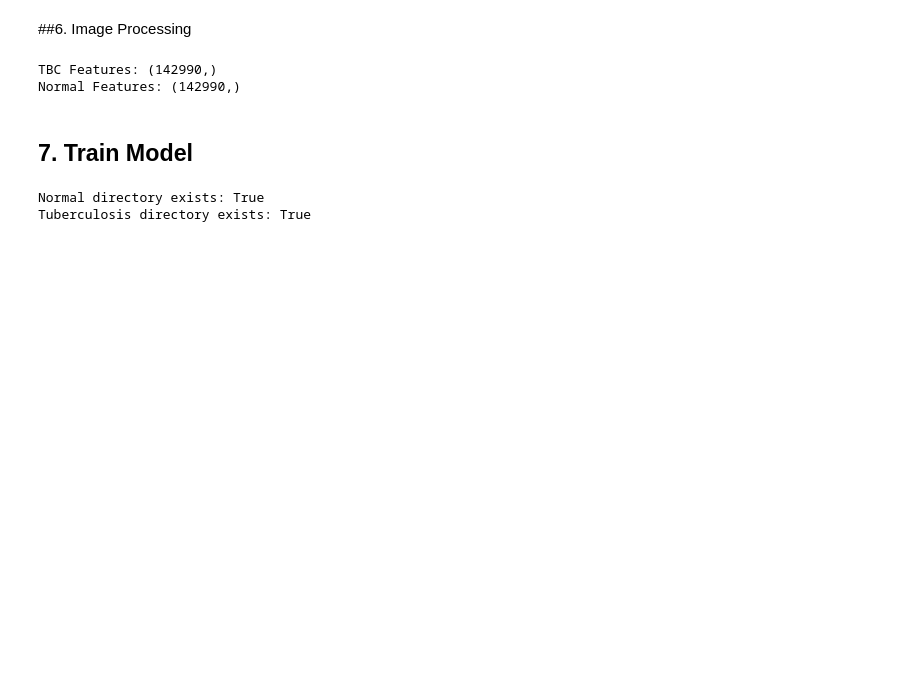
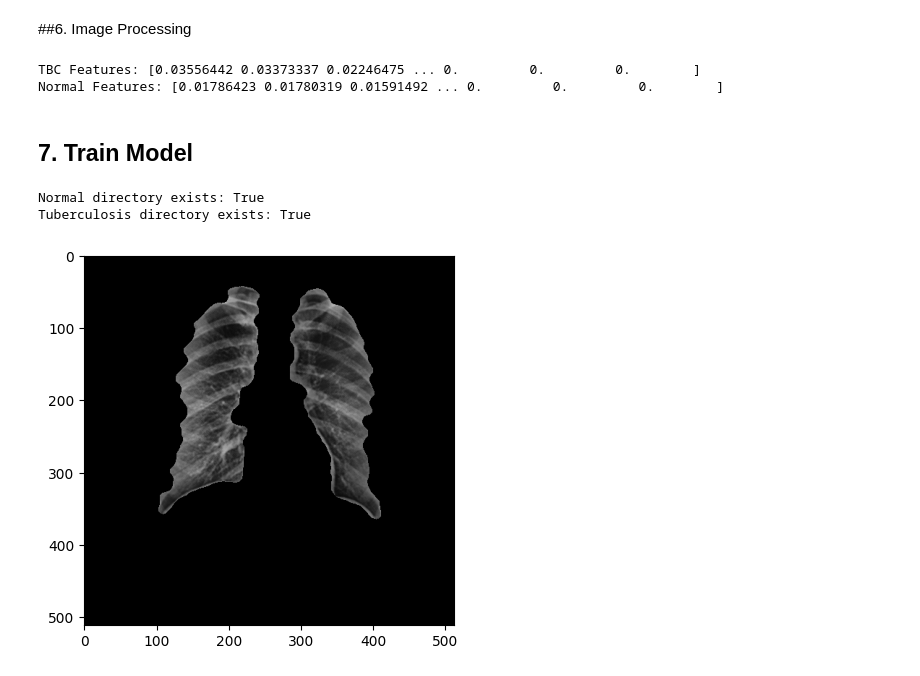
Before and after one commit to Plumz17/PCD_FinalProject, a Jupyter notebook: PCD_FinalProject.ipynb, the cells around one changed output. Saved outputs shown, nothing was run; the diff lists cells and outputs as text; code cells hidden in the pictures; blank space fills up the shorter version.

Commit message:
Added testing

```diff
--- a/PCD_FinalProject.ipynb
+++ b/PCD_FinalProject.ipynb
@@ -277,28 +284,46 @@ def process_image(img):
   #Getting andApplying Mask
   img = get_mask(img)
   img = apply_mask(img_enhanced, img)
+  return img
+
   #Feature Extraction and Representation
-  vector = extract_features(img)
-  return vector #Returns Feature Vector
+  # vector = extract_features(img)
+  # return vector #Returns Feature Vector
+
+def process_and_get_vector(img):
+  img = process_image(img)
+  return extract_features(img)
 
 img_test = process_image(img_tbc)
 img_test2 = process_image(img_normal)
-print(f"TBC Features: {img_test.shape}")
-print(f"Normal Features: {img_test2.shape}")
+print(f"TBC Features: {process_and_get_vector(img_tbc)}")
+print(f"Normal Features: {process_and_get_vector(img_normal)}")
 # %% [output]
-TBC Features: (142990,)
-Normal Features: (142990,)
+TBC Features: [0.03556442 0.03373337 0.02246475 ... 0.         0.         0.        ]
+Normal Features: [0.01786423 0.01780319 0.01591492 ... 0.         0.         0.        ]
 # %% [markdown]
 ## 7. Train Model
 # %%
+#This part is just for testing
 import os
 
 normal_dir = '/content/TB_Dataset/TB_Chest_Radiography_Database/Normal'
 tbc_dir = '/content/TB_Dataset/TB_Chest_Radiography_Database/Tuberculosis'
 
 # Let's verify the directories exist
 print(f"Normal directory exists: {os.path.isdir(normal_dir)}")
 print(f"Tuberculosis directory exists: {os.path.isdir(tbc_dir)}")
+
+normal_image_files = [f for f in os.listdir(normal_dir) if f.endswith('.png')]
+tbc_image_files = [f for f in os.listdir(tbc_dir) if f.endswith('.png')]
+for filename in normal_image_files:
+    if filename == "Normal-127.png":
+      image_path = os.path.join(normal_dir, filename)
+      img = cv2.imread(image_path)
+      features = process_image(img)
+      plt.imshow(features, cmap='gray', vmin=0, vmax=255)
+      break
 # %% [output]
 Normal directory exists: True
 Tuberculosis directory exists: True
+[figure, added]
```
Also changed, not shown: parts of 6 cells of this notebook.
